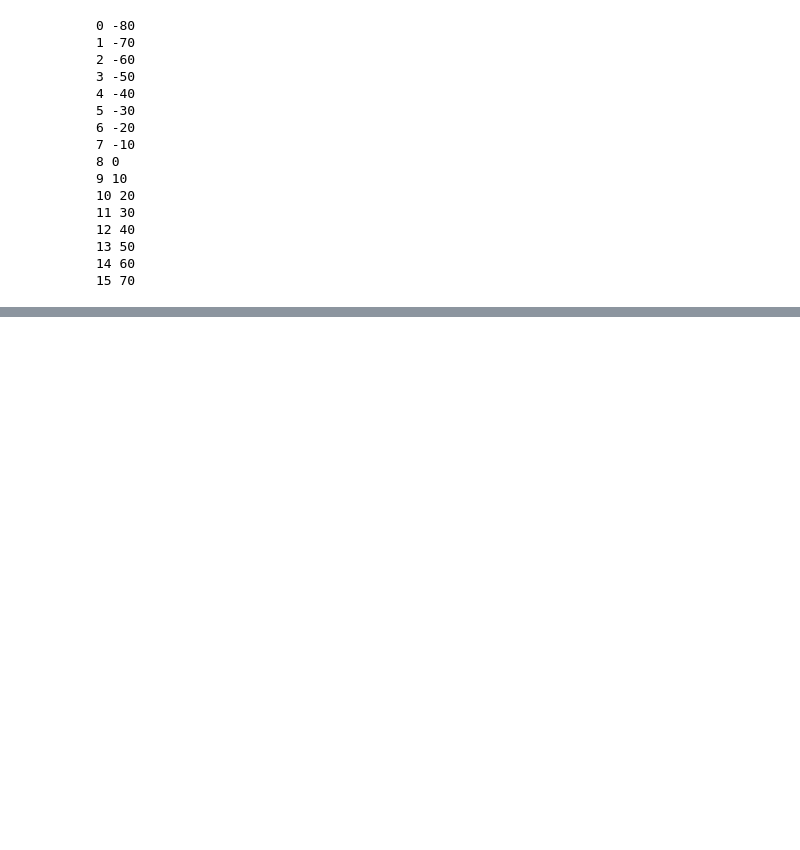
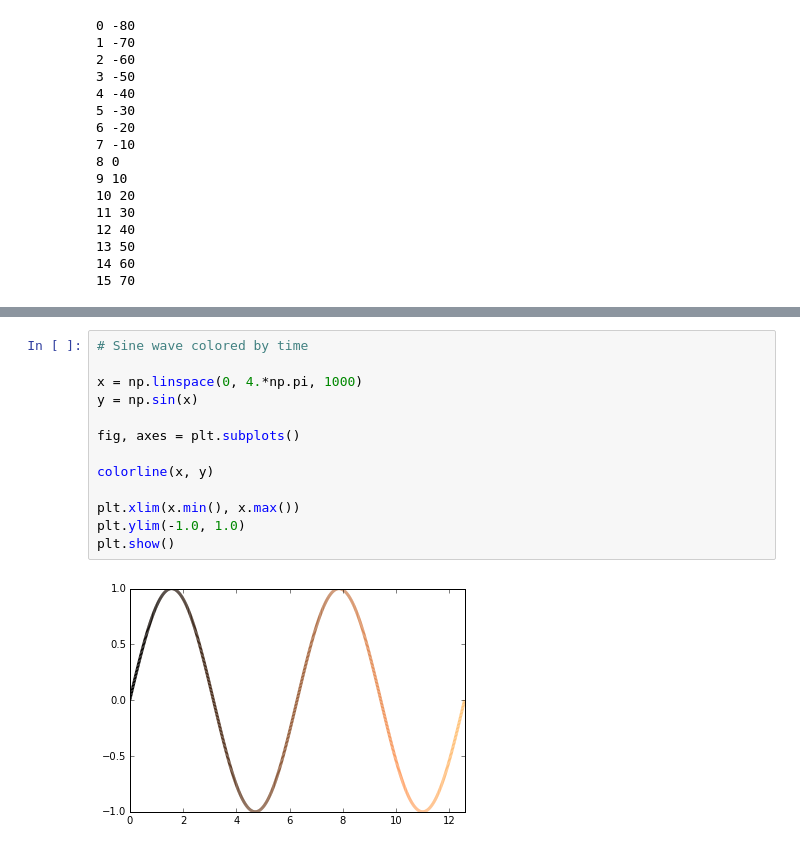
Before and after one commit to eelcodijkstra/teststuff, a Jupyter notebook: ray_trace/150307_try_rigorous_ray_tracing.ipynb, the cells around one changed output, grey strips where cells are left out. Cells and saved outputs as stored; diff of their text form; blank space fills up the shorter version.

```diff
--- a/ray_trace/150307_try_rigorous_ray_tracing.ipynb
+++ b/ray_trace/150307_try_rigorous_ray_tracing.ipynb
@@ -196,0 +274,15 @@ for i, angle in enumerate(range(-80,80,10)):
+# %%
+# Sine wave colored by time
+
+x = np.linspace(0, 4.*np.pi, 1000)
+y = np.sin(x)
+
+fig, axes = plt.subplots()
+
+colorline(x, y)
+
+plt.xlim(x.min(), x.max())
+plt.ylim(-1.0, 1.0)
+plt.show()
+# %% [output]
+[figure, added]
```
Also changed, not shown: parts of 8 cells of this notebook, 1 other file.
